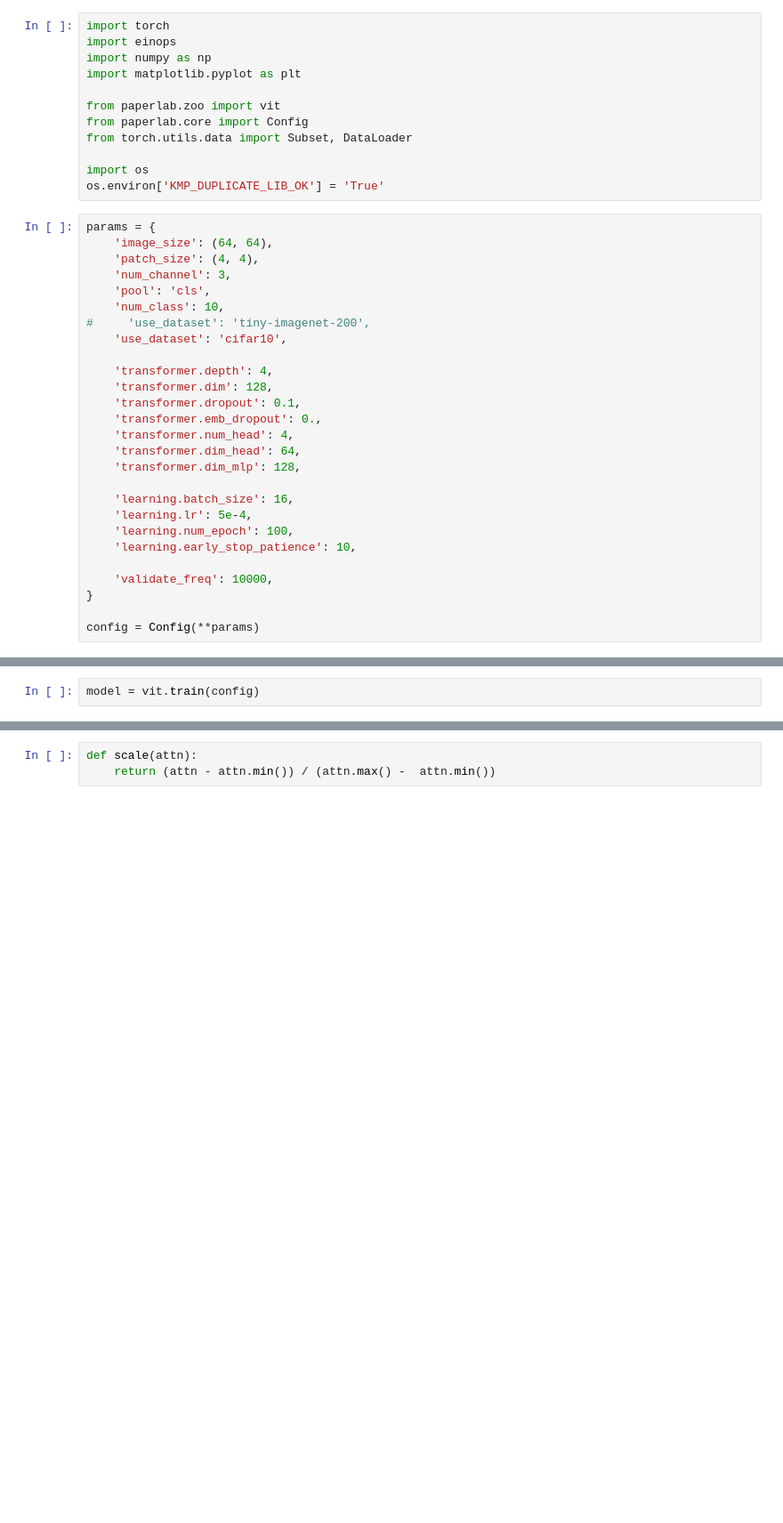
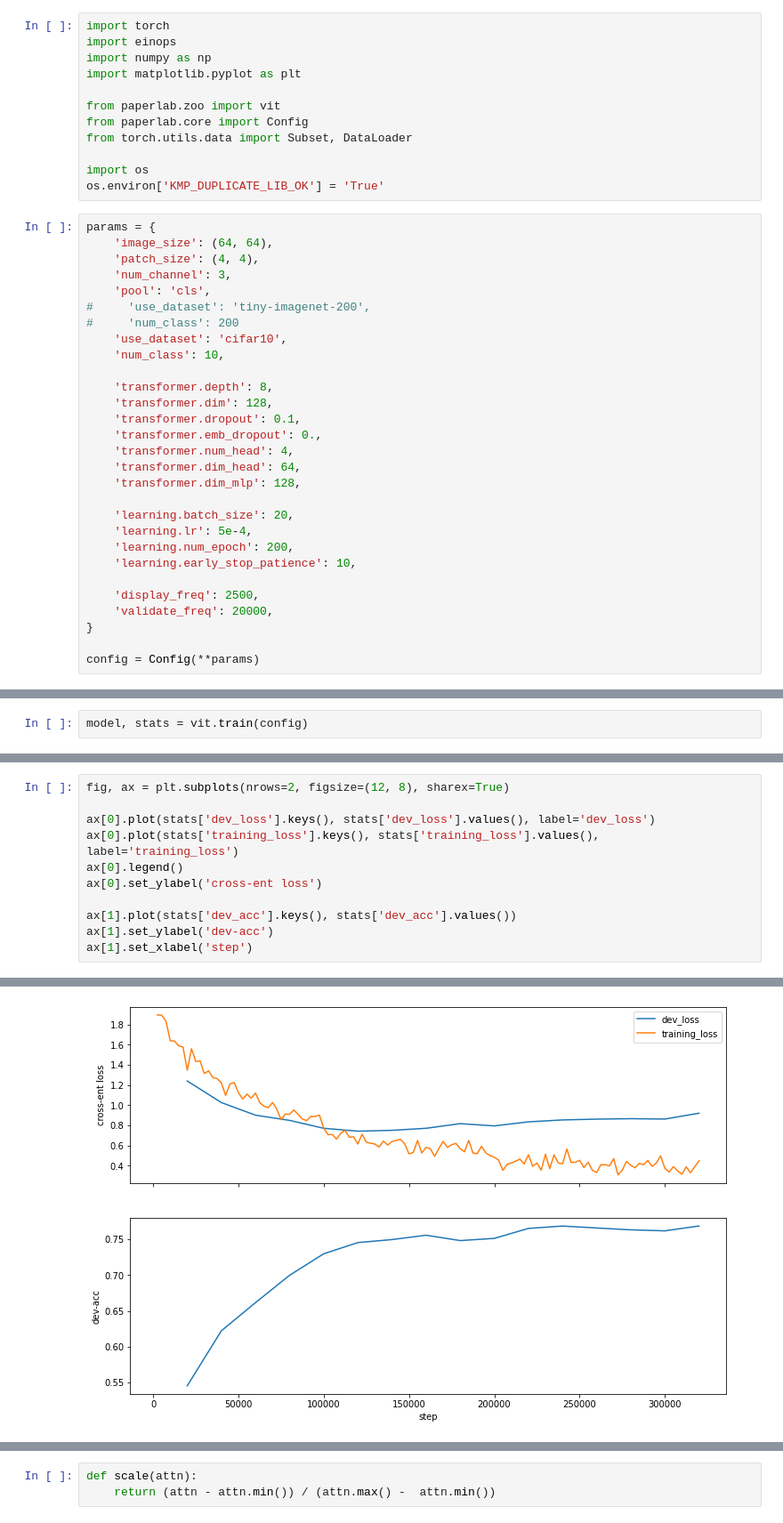
Before and after one commit to jz95/ml-paper-lab, a Jupyter notebook: notebooks/vit.ipynb, the cells around one changed output, grey strips where cells are left out. Shown: that part at 89% size. Saved outputs shown, nothing was run; the diff lists cells and outputs as text; blank space fills up the shorter version.

```diff
--- a/notebooks/vit.ipynb
+++ b/notebooks/vit.ipynb
@@ -25,11 +25,12 @@ params = {
     'patch_size': (4, 4),
     'num_channel': 3,
     'pool': 'cls',
+#     'use_dataset': 'tiny-imagenet-200',
+#     'num_class': 200
+    'use_dataset': 'cifar10',
     'num_class': 10,
-#     'use_dataset': 'tiny-imagenet-200',
-    'use_dataset': 'cifar10',
 
-    'transformer.depth': 4,
+    'transformer.depth': 8,
     'transformer.dim': 128,
     'transformer.dropout': 0.1,
     'transformer.emb_dropout': 0.,
@@ -37,12 +38,13 @@ params = {
     'transformer.dim_head': 64,
     'transformer.dim_mlp': 128,
 
-    'learning.batch_size': 16,
+    'learning.batch_size': 20,
     'learning.lr': 5e-4,
-    'learning.num_epoch': 100,
+    'learning.num_epoch': 200,
     'learning.early_stop_patience': 10,
 
-    'validate_freq': 10000,
+    'display_freq': 2500,
+    'validate_freq': 20000,
 }
 
 config = Config(**params)
@@ -49,3 +53,3 @@ config = Config(**params)
 # %%
-model = vit.train(config)
+model, stats = vit.train(config)
 # %% [output]
@@ -69,0 +73,12 @@ RuntimeError: CUDA error: CUBLAS_STATUS_NOT_INITIALIZED when calling `cublasCrea
+# %%
+fig, ax = plt.subplots(nrows=2, figsize=(12, 8), sharex=True)
+
+ax[0].plot(stats['dev_loss'].keys(), stats['dev_loss'].values(), label='dev_loss')
+ax[0].plot(stats['training_loss'].keys(), stats['training_loss'].values(), label='training_loss')
+ax[0].legend()
+ax[0].set_ylabel('cross-ent loss')
+
+ax[1].plot(stats['dev_acc'].keys(), stats['dev_acc'].values())
+ax[1].set_ylabel('dev-acc')
+ax[1].set_xlabel('step')
+# %% [output]
@@ -69,0 +86 @@ RuntimeError: CUDA error: CUBLAS_STATUS_NOT_INITIALIZED when calling `cublasCrea
+[figure, added]
```
Also changed, not shown: parts of 7 cells of this notebook, 2 other files.
